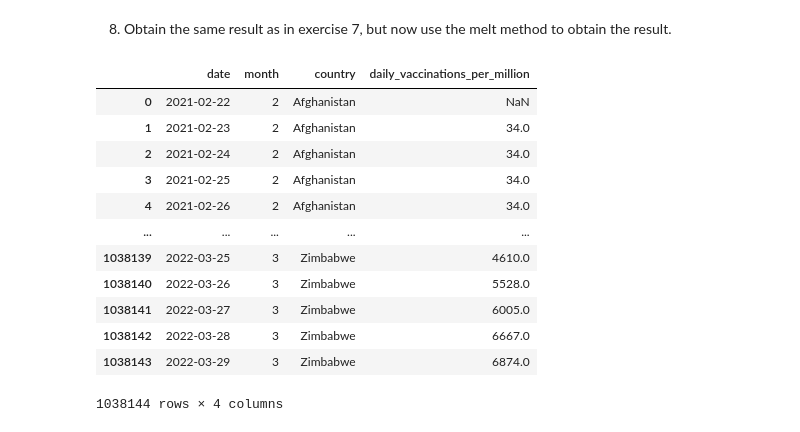
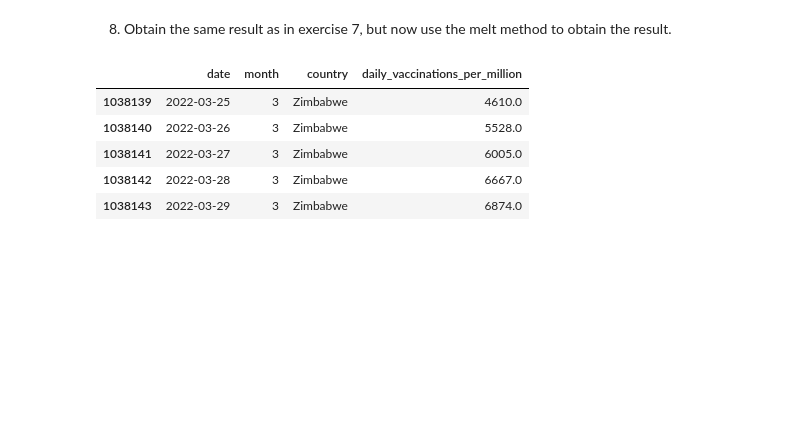
Before and after one commit to fenyx-it-academy/Class7-DataManipulation-Module-Week19, a Jupyter notebook: assignment3.ipynb, the cells around one changed output. Cells and saved outputs as stored; diff of their text form; code cells hidden in the pictures; blank space fills up the shorter version.

```diff
--- a/assignment3.ipynb
+++ b/assignment3.ipynb
@@ -172,19 +165,13 @@ e.drop(0, axis=1)
 8. Obtain the same result as in exercise 7, but now use the melt method to obtain the result.
 # %%
 # YOUR CODE HERE
-df_melted= df.melt(id_vars=["date","month", "country",'daily_vaccinations_per_million'])
-df_melted.drop(['variable', 'value'], axis=1)
+df_melted= df.melt(id_vars=["date","month", "country", 'daily_vaccinations_per_million'])
+df_melted.drop_duplicates()
+df_melted.drop(['variable', 'value'], axis=1).tail()
 # %% [output]
 |  | date | month | country | daily_vaccinations_per_million |
-| 0 | 2021-02-22 | 2 | Afghanistan | NaN |
-| 1 | 2021-02-23 | 2 | Afghanistan | 34.0 |
-| 2 | 2021-02-24 | 2 | Afghanistan | 34.0 |
-| 3 | 2021-02-25 | 2 | Afghanistan | 34.0 |
-| 4 | 2021-02-26 | 2 | Afghanistan | 34.0 |
-| ... | ... | ... | ... | ... |
 | 1038139 | 2022-03-25 | 3 | Zimbabwe | 4610.0 |
 | 1038140 | 2022-03-26 | 3 | Zimbabwe | 5528.0 |
 | 1038141 | 2022-03-27 | 3 | Zimbabwe | 6005.0 |
 | 1038142 | 2022-03-28 | 3 | Zimbabwe | 6667.0 |
 | 1038143 | 2022-03-29 | 3 | Zimbabwe | 6874.0 |
-1038144 rows × 4 columns
```
Also changed, not shown: parts of 1 cell of this notebook.
